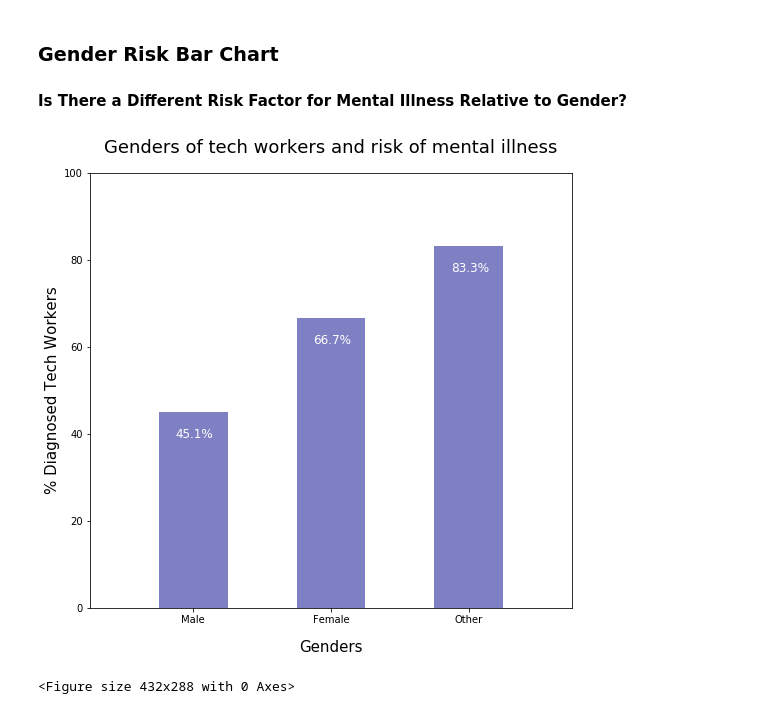
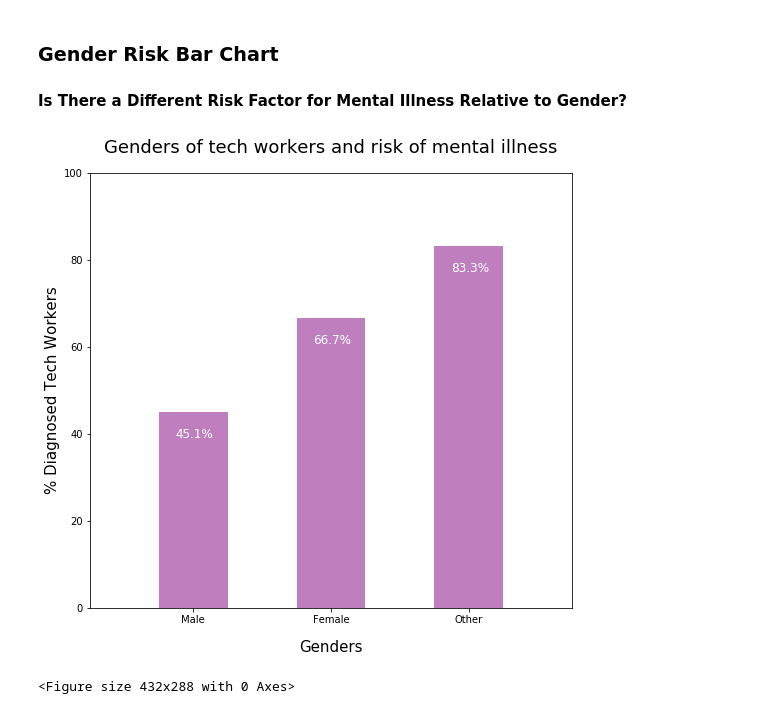
Before and after one commit to gnavneetg/BootCampG5, a Jupyter notebook: MauriciosNotebook/genders_anonymity.ipynb, the cells around one changed output. Cells and saved outputs as stored; diff of their text form; code cells hidden in the pictures.

Commit message:
added images question 7: Gender Risk purple

```diff
--- a/MauriciosNotebook/genders_anonymity.ipynb
+++ b/MauriciosNotebook/genders_anonymity.ipynb
@@ -421,37 +424,37 @@ risk_percentages = tech_and_diagnosed_df[[tech_and_diagnosed_df.columns[0],tech_
 # %%
 fig = plt.figure(figsize=(19, 8))
 ax = fig.add_subplot(1, 2, 1)
 
 ax.bar(
     x_axis,
     risk_percentages,
-    color='darkblue',
+    color='purple',
     alpha=0.5,
     align="center",
     width = 0.5 # the width of the bars
 )
 
 tick_locations = [value for value in x_axis]
 plt.xticks(tick_locations, gender_risk)
 
 ax.set_xlim(-0.75, len(x_axis)-0.25)
 
 ax.set_ylim(0, 100)
 ax.set_title(pad=20.0, label="Genders of tech workers and risk of mental illness", fontsize=18)
 ax.set_xlabel("Genders", fontsize=15, labelpad=15)
 ax.set_ylabel("% Diagnosed Tech Workers", fontsize=15)
 
 # # set individual bar lables
 for i in ax.patches:
     # get_x pulls left or right; get_height pushes up or down
     ax.text(i.get_x()+.12, i.get_height()-6, \
             str(round((i.get_height()), 2))+'%', fontsize=12,
                 color='white')
 
-fig.savefig('Figures/gender_risk_darkblue.png')
-plt.savefig('Figures/gender_risk_darkblue.svg', format='svg', dpi=1500,bbox_inches = 'tight')
+fig.savefig('Figures/gender_risk_purple.png')
+plt.savefig('Figures/gender_risk_purple.svg', format='svg', dpi=1500,bbox_inches = 'tight')
 # %% [output]
-[figure, old version]
+[figure, new version]
 # %%
 fig.savefig('Figures/anonymity_darkblue.png')
 plt.savefig('Figures/anonymity_darkblue.svg', format='svg', dpi=1500,bbox_inches = 'tight')
```
Also changed, not shown: parts of 1 cell of this notebook, 3 other files.
